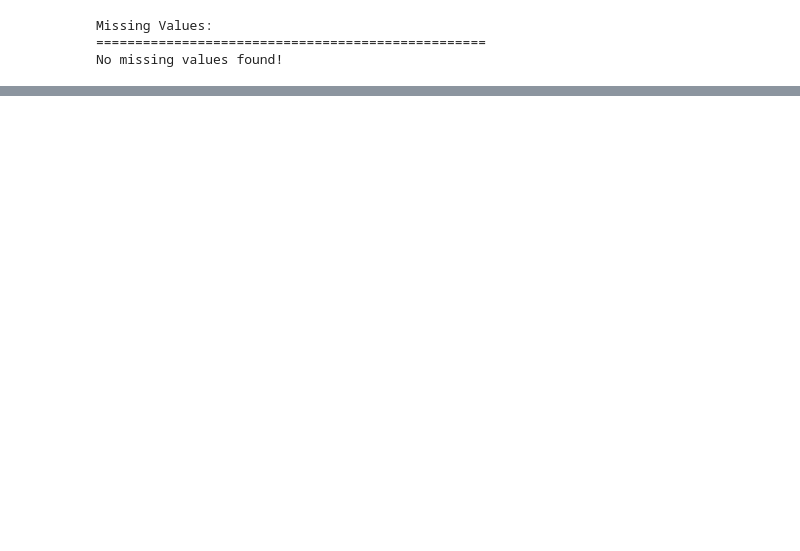
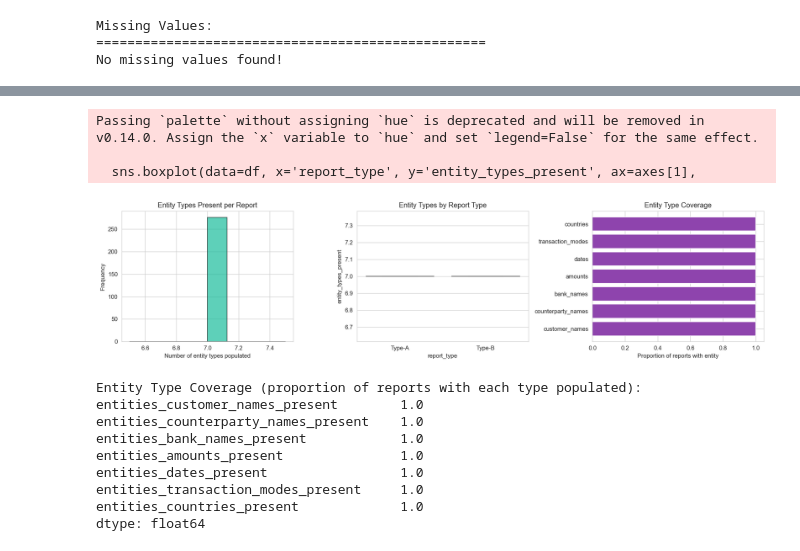
Before and after one commit to SUDIP10K89/BankSTRSummarizer, a Jupyter notebook: eda.ipynb, the cells around one changed output, grey strips where cells are left out. Saved outputs shown, nothing was run; the diff lists cells and outputs as text; code cells hidden in the pictures; blank space fills up the shorter version.

```diff
--- a/eda.ipynb
+++ b/eda.ipynb
@@ -184,18 +72,0 @@ plt.show()
-# %%
-# Box Plots for Numeric Columns
-if len(numeric_cols) > 0:
-    fig, axes = plt.subplots(nrows=(len(numeric_cols) + 1) // 2, ncols=2, figsize=(14, 5 * ((len(numeric_cols) + 1) // 2)))
-    axes = axes.flatten()
-
-    for idx, col in enumerate(numeric_cols):
-        axes[idx].boxplot(df[col].dropna())
-        axes[idx].set_title(f'Box Plot of {col}')
-        axes[idx].set_ylabel(col)
-
-    for idx in range(len(numeric_cols), len(axes)):
-        axes[idx].set_visible(False)
-
-    plt.tight_layout()
-    plt.show()
-else:
-    print("No numeric columns found")
@@ -203,0 +241,50 @@ else:
+# %%
+# Entity richness: how many entities are extracted per narrative
+df['entity_count'] = df['entities_json'].apply(
+    lambda x: len(eval(x)) if pd.notna(x) else 0
+)
+# Number of unique entity types populated
+entity_cols = ['entities_customer_names', 'entities_counterparty_names',
+               'entities_bank_names', 'entities_amounts', 'entities_dates',
+               'entities_transaction_modes', 'entities_countries']
+
+for col in entity_cols:
+    df[f'{col}_present'] = df[col].notna().astype(int)
+
+df['entity_types_present'] = df[[f'{c}_present' for c in entity_cols]].sum(axis=1)
+
+fig, axes = plt.subplots(1, 3, figsize=(16, 4))
+axes[0].hist(df['entity_types_present'], bins=8, edgecolor='black', alpha=0.7, color='#1abc9c')
+axes[0].set_title('Entity Types Present per Report')
+axes[0].set_xlabel('Number of entity types populated')
+axes[0].set_ylabel('Frequency')
+
+sns.boxplot(data=df, x='report_type', y='entity_types_present', ax=axes[1],
+            palette={'Type-A': '#e74c3c', 'Type-B': '#3498db'})
+axes[1].set_title('Entity Types by Report Type')
+
+entity_coverage = df[[f'{c}_present' for c in entity_cols]].mean().sort_values()
+axes[2].barh(range(len(entity_coverage)), entity_coverage.values, color='#8e44ad')
+axes[2].set_yticks(range(len(entity_coverage)))
+axes[2].set_yticklabels([c.replace('entities_', '').replace('_present', '') for c in entity_coverage.index])
+axes[2].set_xlabel('Proportion of reports with entity')
+axes[2].set_title('Entity Type Coverage')
+plt.tight_layout()
+plt.show()
+
+print("\nEntity Type Coverage (proportion of reports with each type populated):")
+print(entity_coverage.round(3))
+# %% [output]
+Passing `palette` without assigning `hue` is deprecated and will be removed in v0.14.0. Assign the `x` variable to `hue` and set `legend=False` for the same effect.
+
+  sns.boxplot(data=df, x='report_type', y='entity_types_present', ax=axes[1],
+[figure, added]
+Entity Type Coverage (proportion of reports with each type populated):
+entities_customer_names_present        1.0
+entities_counterparty_names_present    1.0
+entities_bank_names_present            1.0
+entities_amounts_present               1.0
+entities_dates_present                 1.0
+entities_transaction_modes_present     1.0
+entities_countries_present             1.0
+dtype: float64
```
Also changed, not shown: parts of 31 cells of this notebook.
